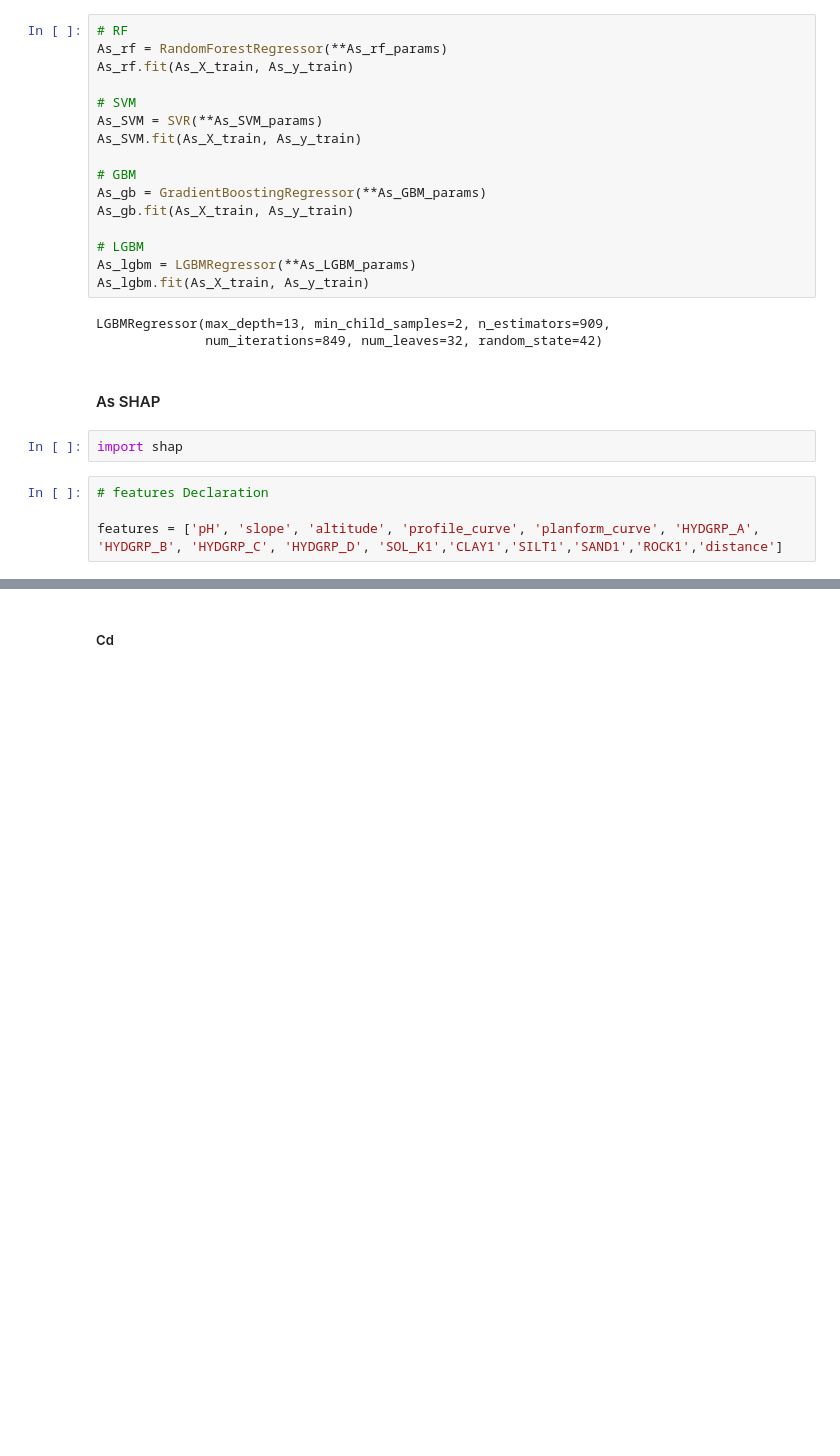
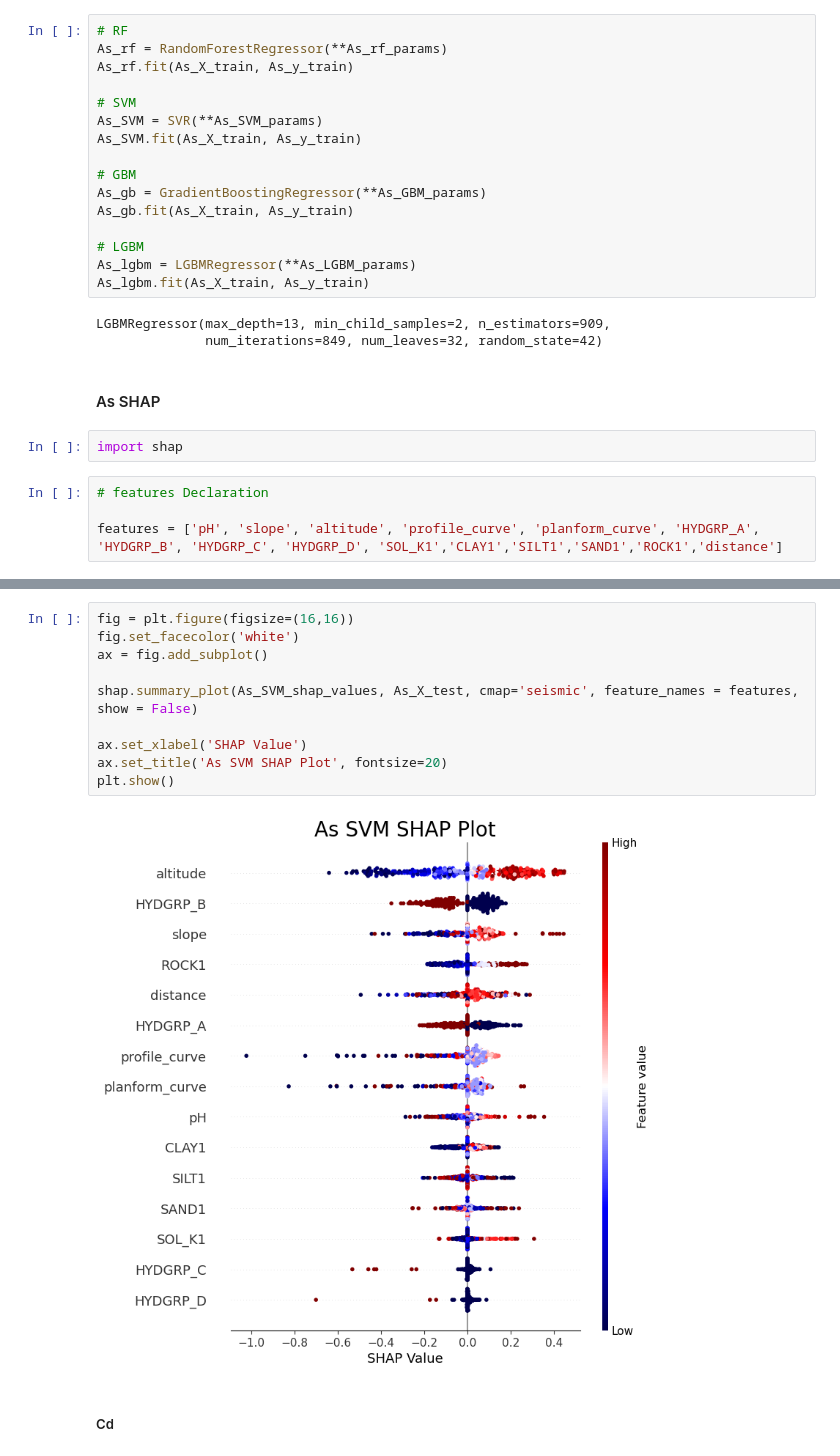
Before and after one commit to jyssys/graduation-thesis, a Jupyter notebook: new model/model_shap.ipynb, the cells around one changed output, grey strips where cells are left out. Saved outputs shown, nothing was run; the diff lists cells and outputs as text; blank space fills up the shorter version.

```diff
--- a/new model/model_shap.ipynb
+++ b/new model/model_shap.ipynb
@@ -371,2 +368,14 @@ InvalidModelError: Model type not yet supported by TreeExplainer: <class 'sklear
+# %%
+fig = plt.figure(figsize=(16,16))
+fig.set_facecolor('white')
+ax = fig.add_subplot()
+
+shap.summary_plot(As_SVM_shap_values, As_X_test, cmap='seismic', feature_names = features, show = False)
+
+ax.set_xlabel('SHAP Value')
+ax.set_title('As SVM SHAP Plot', fontsize=20)
+plt.show()
+# %% [output]
+[figure, added]
 # %% [markdown]
 ##### Cd
```
Also changed, not shown: parts of 21 cells of this notebook.
